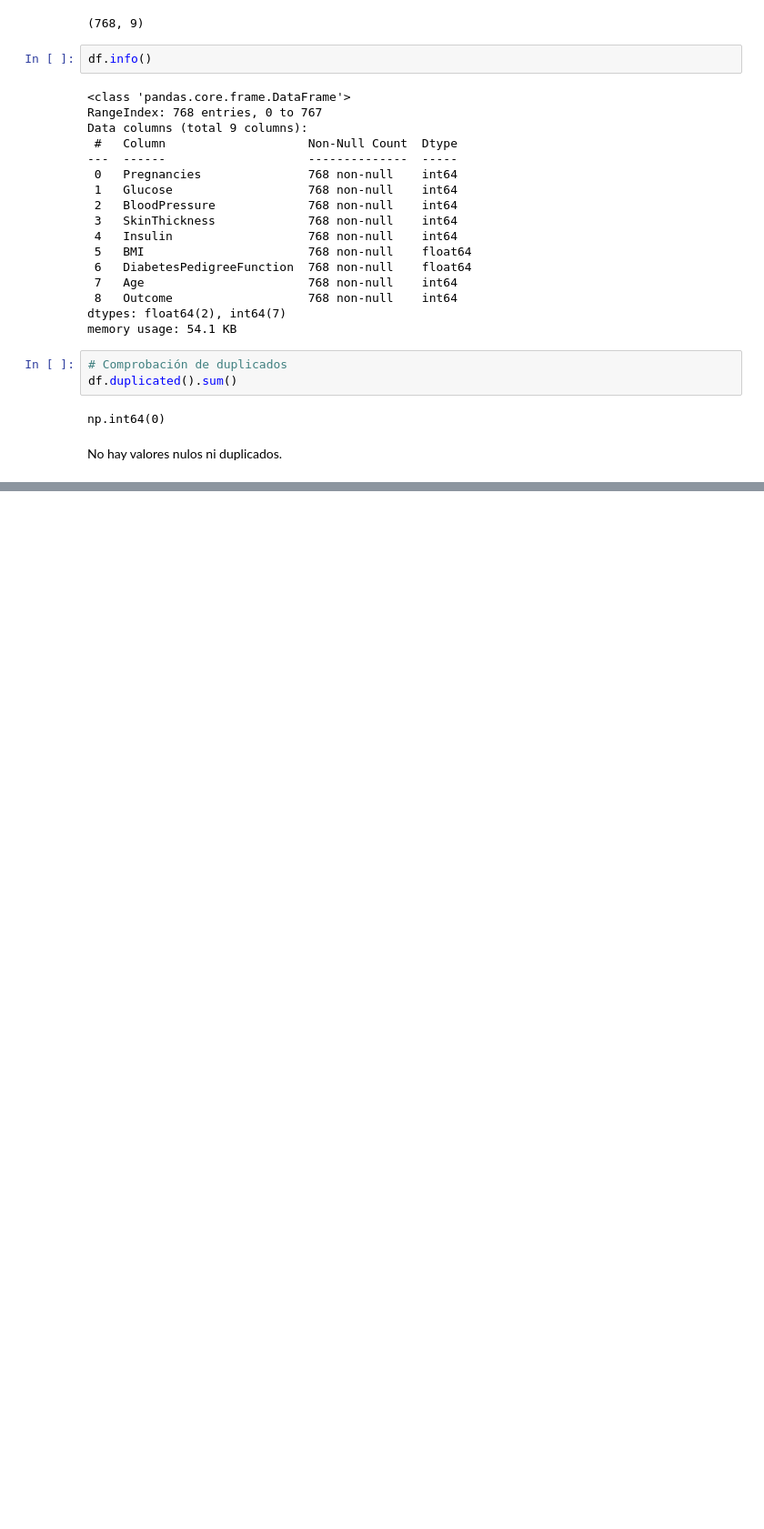
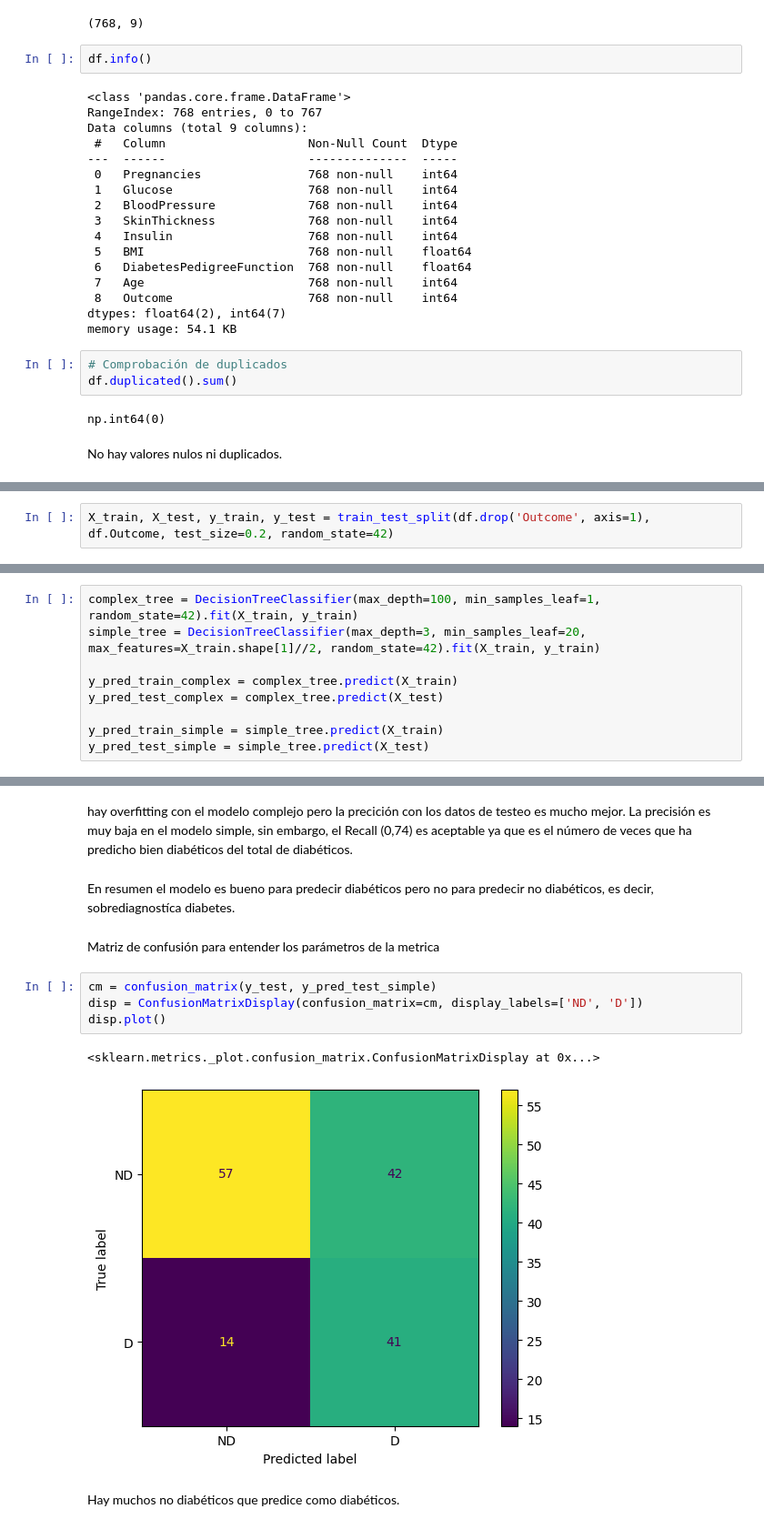
Before and after one commit to mariaorrri/modulo16-decission-tree, a Jupyter notebook: src/explore.ipynb, the cells around one changed output, grey strips where cells are left out. Shown: that part at 91% size. Drawn from its saved outputs; the diff is of its cells as text; blank space fills up the shorter version.

```diff
--- a/src/explore.ipynb
+++ b/src/explore.ipynb
@@ -56,0 +86,2 @@ No hay valores nulos ni duplicados.
+# %%
+X_train, X_test, y_train, y_test = train_test_split(df.drop('Outcome', axis=1), df.Outcome, test_size=0.2, random_state=42)
@@ -56,0 +93,9 @@ No hay valores nulos ni duplicados.
+# %%
+complex_tree = DecisionTreeClassifier(max_depth=100, min_samples_leaf=1, random_state=42).fit(X_train, y_train)
+simple_tree = DecisionTreeClassifier(max_depth=3, min_samples_leaf=20, max_features=X_train.shape[1]//2, random_state=42).fit(X_train, y_train)
+
+y_pred_train_complex = complex_tree.predict(X_train)
+y_pred_test_complex = complex_tree.predict(X_test)
+
+y_pred_train_simple = simple_tree.predict(X_train)
+y_pred_test_simple = simple_tree.predict(X_test)
@@ -56,0 +148,15 @@ No hay valores nulos ni duplicados.
+# %% [markdown]
+hay overfitting con el modelo complejo pero la precición con los datos de testeo es mucho mejor. La precisión es muy baja en el modelo simple, sin embargo, el Recall (0,74) es aceptable ya que es el número de veces que ha predicho bien diabéticos del total de diabéticos.
+# %% [markdown]
+En resumen el modelo es bueno para predecir diabéticos pero no para predecir no diabéticos, es decir, sobrediagnostíca diabetes.
+# %% [markdown]
+Matriz de confusión para entender los parámetros de la metrica
+# %%
+cm = confusion_matrix(y_test, y_pred_test_simple)
+disp = ConfusionMatrixDisplay(confusion_matrix=cm, display_labels=['ND', 'D'])
+disp.plot()
+# %% [output]
+<sklearn.metrics._plot.confusion_matrix.ConfusionMatrixDisplay at 0x...>
+[figure, added]
+# %% [markdown]
+Hay muchos no diabéticos que predice como diabéticos.
```
Also changed, not shown: parts of 18 cells of this notebook, 3 other files.
